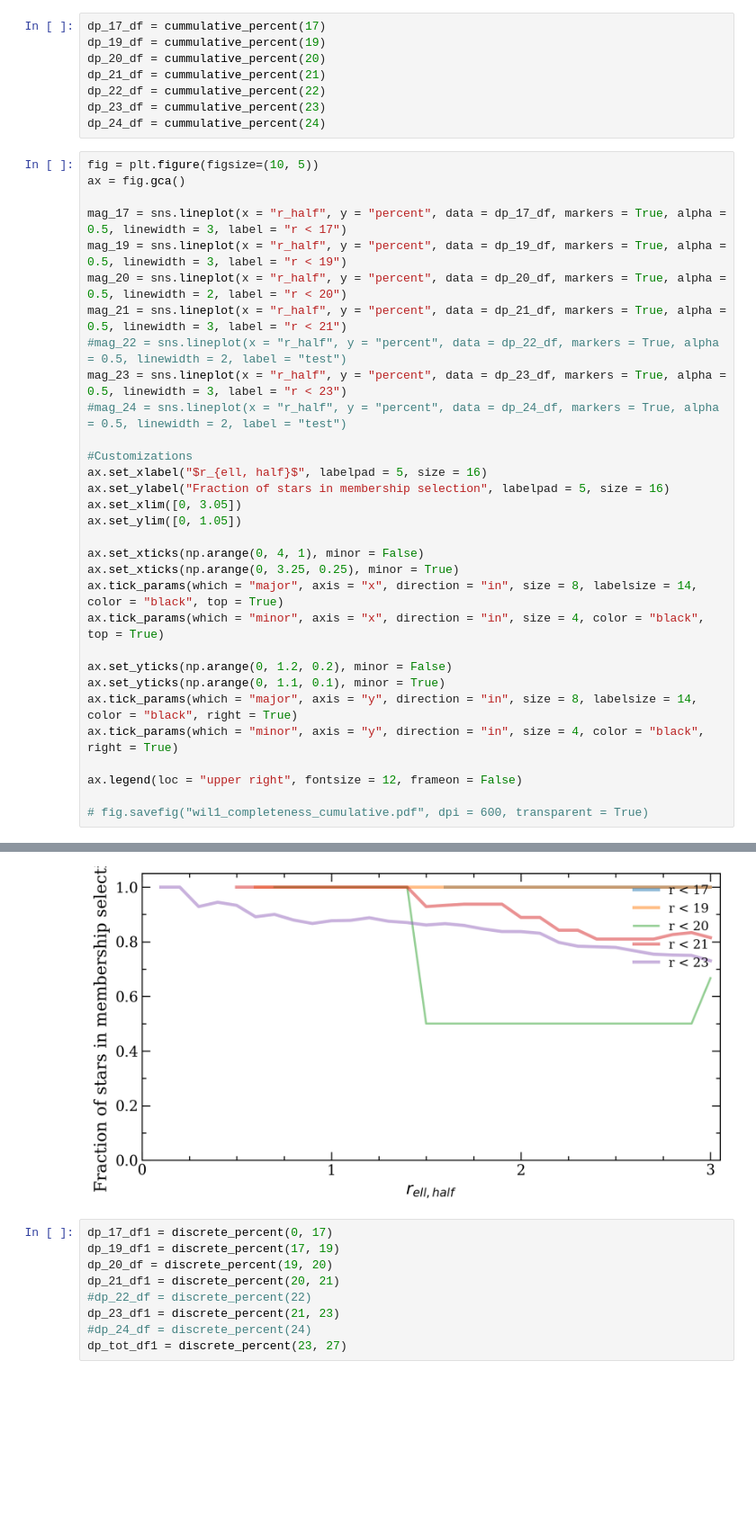
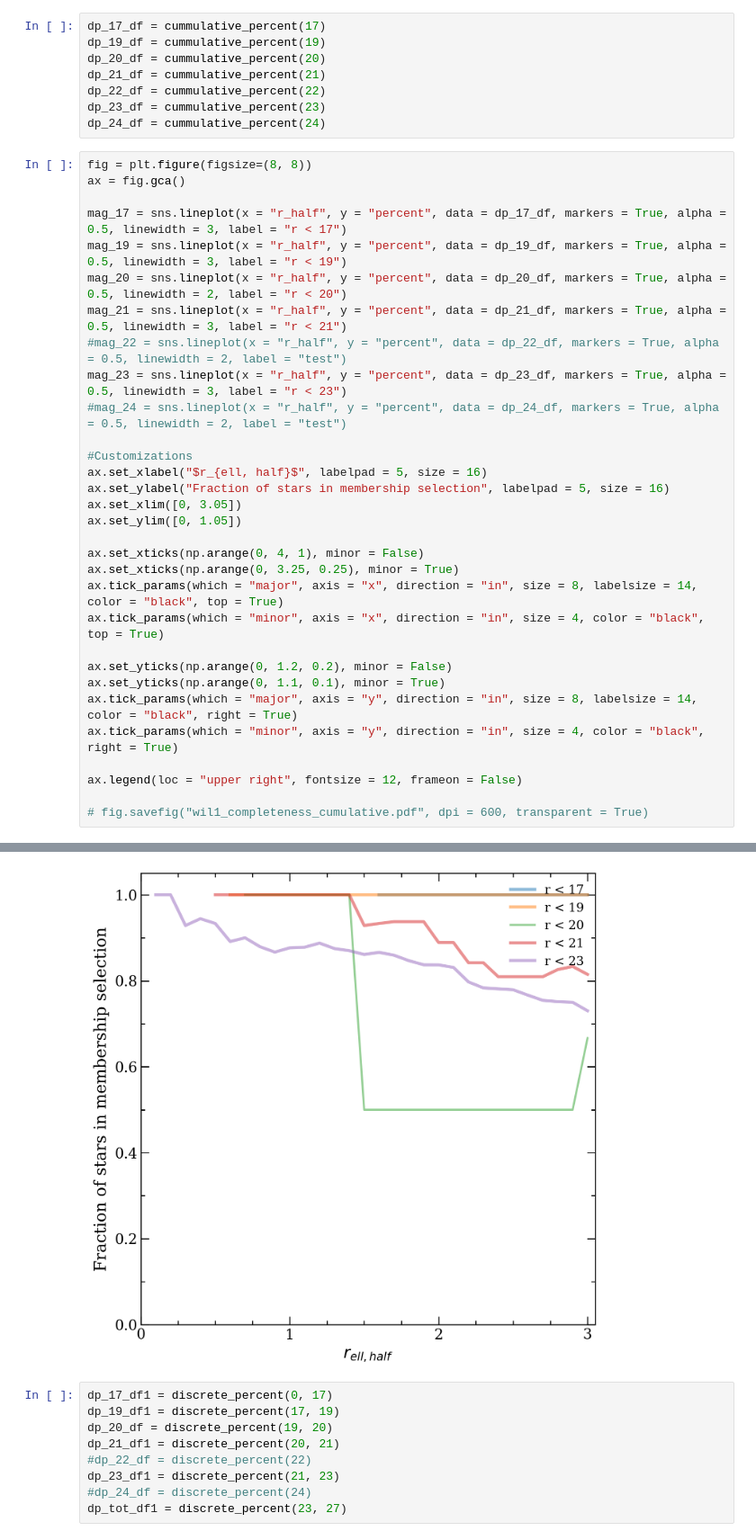
Before and after one commit to camchiu/Willman1, a Jupyter notebook: 3.2-member-sample.ipynb, the cells around one changed output, grey strips where cells are left out. Shown at 90% size. Drawn from its saved outputs; the diff is of its cells as text; blank space fills up the shorter version.

```diff
--- a/3.2-member-sample.ipynb
+++ b/3.2-member-sample.ipynb
@@ -409,39 +409,39 @@ dp_22_df = cummulative_percent(22)
 dp_23_df = cummulative_percent(23)
 dp_24_df = cummulative_percent(24)
 # %%
-fig = plt.figure(figsize=(10, 5))
+fig = plt.figure(figsize=(8, 8))
 ax = fig.gca()
 
 mag_17 = sns.lineplot(x = "r_half", y = "percent", data = dp_17_df, markers = True, alpha = 0.5, linewidth = 3, label = "r < 17")
 mag_19 = sns.lineplot(x = "r_half", y = "percent", data = dp_19_df, markers = True, alpha = 0.5, linewidth = 3, label = "r < 19")
 mag_20 = sns.lineplot(x = "r_half", y = "percent", data = dp_20_df, markers = True, alpha = 0.5, linewidth = 2, label = "r < 20")
 mag_21 = sns.lineplot(x = "r_half", y = "percent", data = dp_21_df, markers = True, alpha = 0.5, linewidth = 3, label = "r < 21")
 #mag_22 = sns.lineplot(x = "r_half", y = "percent", data = dp_22_df, markers = True, alpha = 0.5, linewidth = 2, label = "test")
 mag_23 = sns.lineplot(x = "r_half", y = "percent", data = dp_23_df, markers = True, alpha = 0.5, linewidth = 3, label = "r < 23")
 #mag_24 = sns.lineplot(x = "r_half", y = "percent", data = dp_24_df, markers = True, alpha = 0.5, linewidth = 2, label = "test")
 
 #Customizations
 ax.set_xlabel("$r_{ell, half}$", labelpad = 5, size = 16)
 ax.set_ylabel("Fraction of stars in membership selection", labelpad = 5, size = 16)
 ax.set_xlim([0, 3.05])
 ax.set_ylim([0, 1.05])
 
 ax.set_xticks(np.arange(0, 4, 1), minor = False)
 ax.set_xticks(np.arange(0, 3.25, 0.25), minor = True)
 ax.tick_params(which = "major", axis = "x", direction = "in", size = 8, labelsize = 14, color = "black", top = True)
 ax.tick_params(which = "minor", axis = "x", direction = "in", size = 4, color = "black", top = True)
 
 ax.set_yticks(np.arange(0, 1.2, 0.2), minor = False)
 ax.set_yticks(np.arange(0, 1.1, 0.1), minor = True)
 ax.tick_params(which = "major", axis = "y", direction = "in", size = 8, labelsize = 14, color = "black", right = True)
 ax.tick_params(which = "minor", axis = "y", direction = "in", size = 4, color = "black", right = True)
 
 ax.legend(loc = "upper right", fontsize = 12, frameon = False)
 
 # fig.savefig("wil1_completeness_cumulative.pdf", dpi = 600, transparent = True)
 # %% [output]
 <matplotlib.legend.Legend at 0x...>
-[figure, old version]
+[figure, new version]
 # %%
 dp_17_df1 = discrete_percent(0, 17)
 dp_19_df1 = discrete_percent(17, 19)
```
Also changed, not shown: parts of 13 cells of this notebook, 53 other files.
